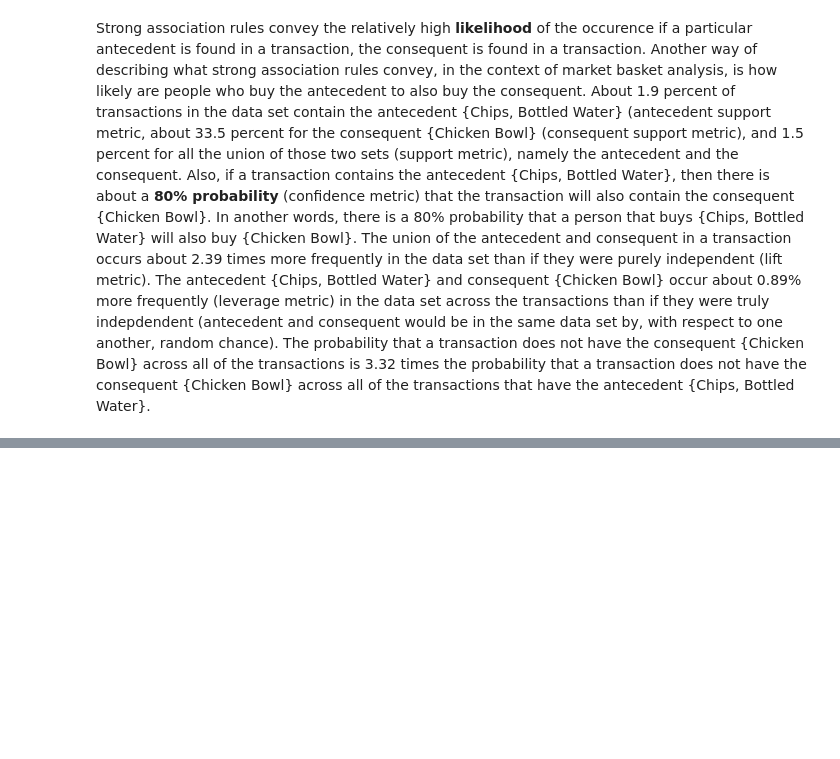
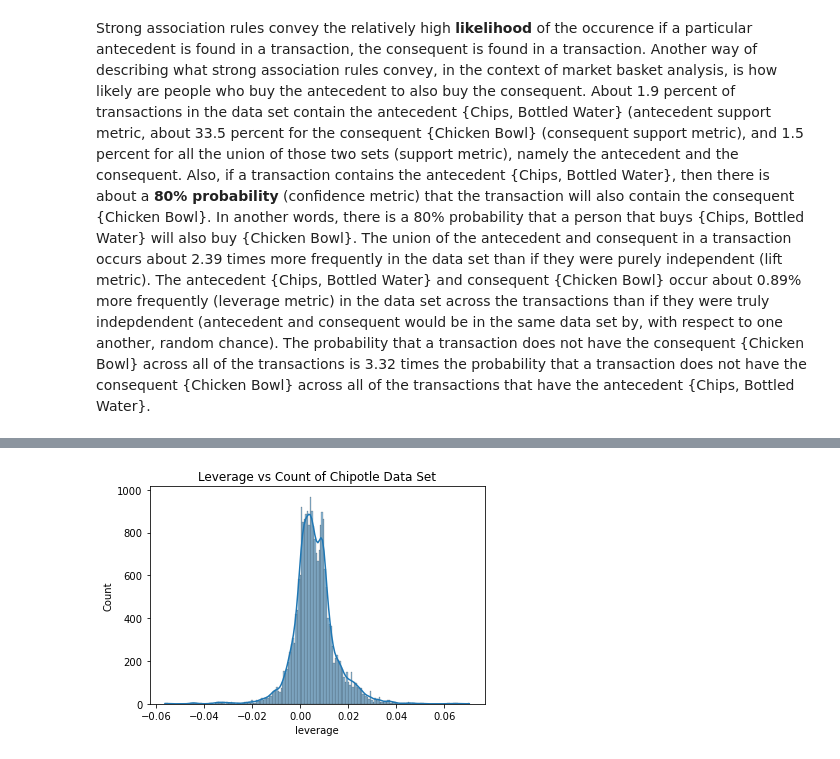
Before and after one commit to ks061/data-mining, a Jupyter notebook: labs/lab09.ipynb, the cells around one changed output, grey strips where cells are left out. Cells and saved outputs as stored; diff of their text form; code cells hidden in the pictures; blank space fills up the shorter version.

```diff
--- a/labs/lab09.ipynb
+++ b/labs/lab09.ipynb
@@ -888,0 +848,5 @@ display(assoc_rules_chckn_bwl_fltr_two)
+# %%
+ax = sns.histplot(x=assoc_rules_chckn_bwl.leverage, kde=True)
+ax.set_title("Leverage vs Count of Chipotle Data Set");
+# %% [output]
+[figure, added]
```
Also changed, not shown: parts of 55 cells of this notebook.
